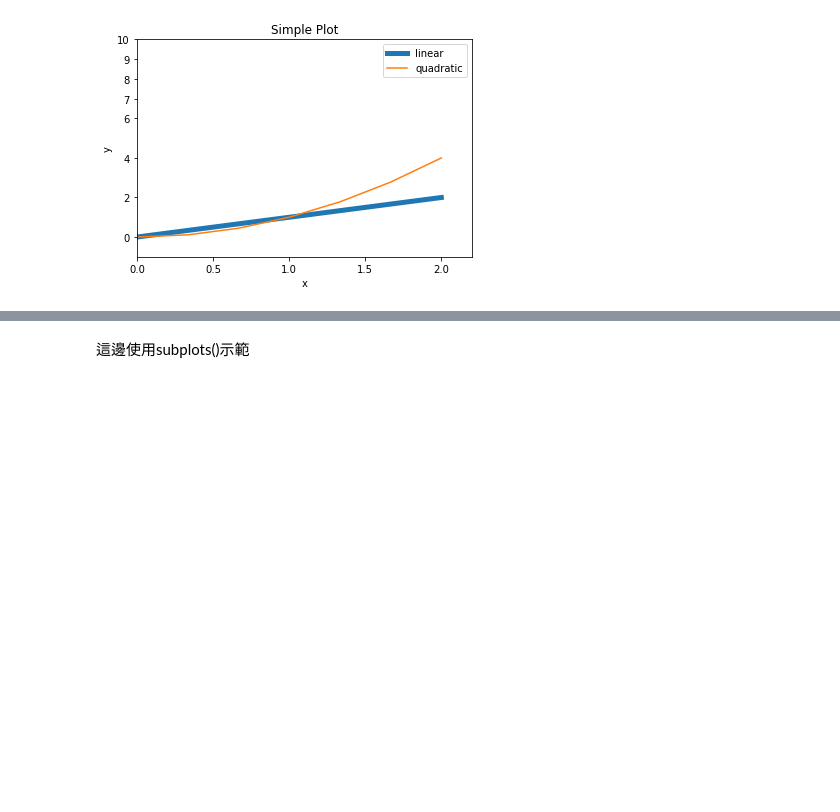
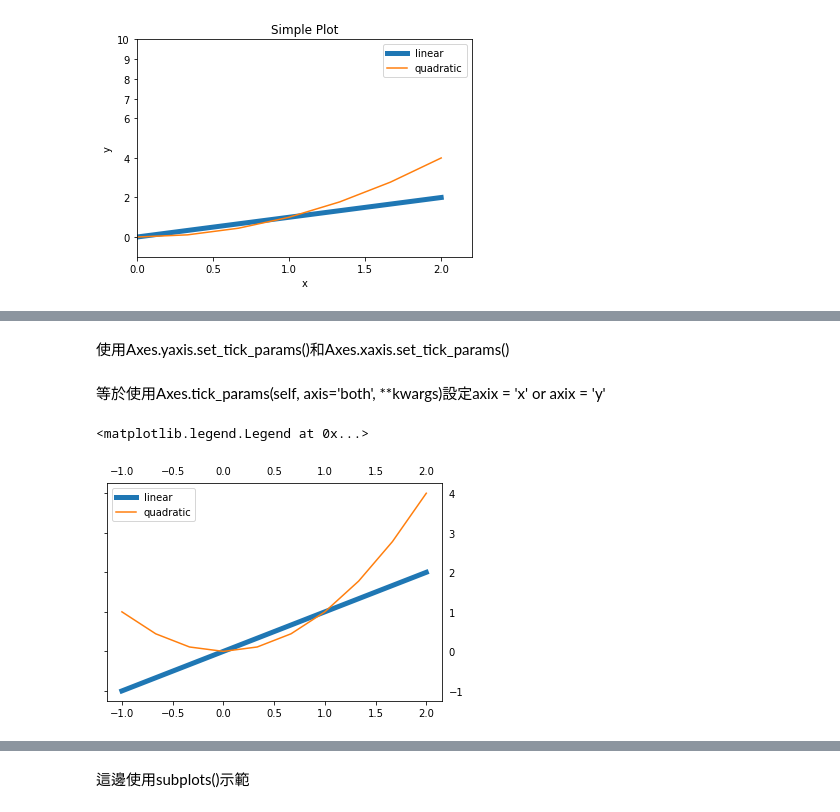
Before and after one commit to Eddie02582/Python, a Jupyter notebook: matplotlib/figure and axis.ipynb, the cells around one changed output, grey strips where cells are left out. Saved outputs shown, nothing was run; the diff lists cells and outputs as text; code cells hidden in the pictures; blank space fills up the shorter version.

```diff
--- a/matplotlib/figure and axis.ipynb
+++ b/matplotlib/figure and axis.ipynb
@@ -55,0 +94,14 @@ ax.legend()
+# %% [markdown]
+使用Axes.yaxis.set_tick_params()和Axes.xaxis.set_tick_params()
+# %% [markdown]
+等於使用Axes.tick_params(self, axis='both', **kwargs)設定axix = 'x' or  axix = 'y'
+# %%
+fig,ax = plt.subplots()
+ax.plot(x, x, label='linear',linewidth=5)
+ax.plot(x, x**2, label='quadratic')
+ax.yaxis.set_tick_params(labelleft=False, labelright=True)
+ax.xaxis.set_tick_params(labeltop=True)
+ax.legend()
+# %% [output]
+<matplotlib.legend.Legend at 0x...>
+[figure, added]
```
Also changed, not shown: parts of 38 cells of this notebook, 1 other file.
